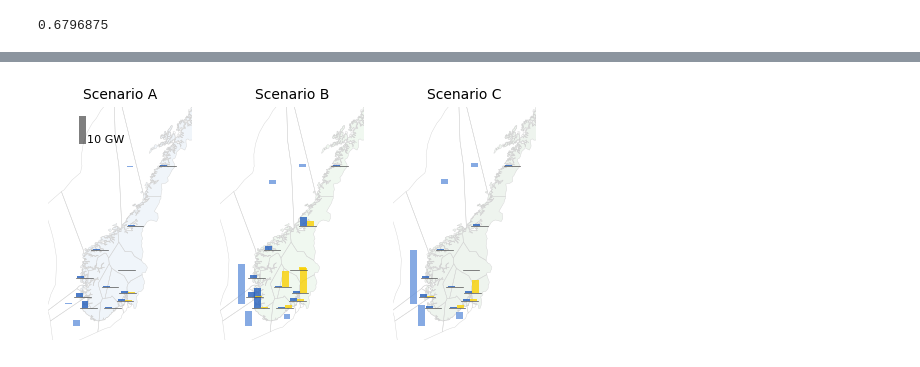
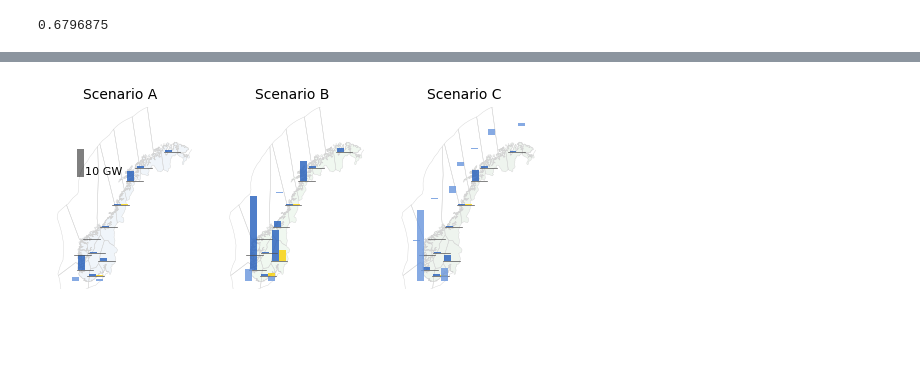
Before and after one commit to koen-vg/pypsa-eur, a Jupyter notebook: notebooks/analysis.ipynb, the cells around one changed output, grey strips where cells are left out. Drawn from its saved outputs; the diff is of its cells as text; code cells hidden in the pictures; blank space fills up the shorter version.

```diff
--- a/notebooks/analysis.ipynb
+++ b/notebooks/analysis.ipynb
@@ -407,7 +483,7 @@ sns.violinplot(
     # alpha=0.1,
     ax=ax,
 )
-ax.set_ylim(0, 6.5)
+ax.set_ylim(0, 9)
 
 ax.set_ylabel("H2 cost (Norway) [EUR / kg]")
 ax.set_xlabel("")
@@ -430,5 +506,6 @@ ax.spines["left"].set_visible(False)
 # Give x tick labels prettier names
 ax.set_xticklabels(["Scenario A", "Scenario B", "Scenario C"])
 
-fig.savefig("figures/H2_cost.png", bbox_inches="tight", dpi=300)
+if save_figs:
+    fig.savefig("figures/H2_cost.png", bbox_inches="tight", dpi=300)
 # %% [output]
@@ -457,7 +534,7 @@ def assign_location(n):
             c.df.loc[names, "location"] = names.str[:i]
 # %%
 proj = ccrs.LambertConformal(central_longitude=15, central_latitude=65)
-boundaries = [-6, 25, 50, 71]
+boundaries = [-6, 30, 50, 71]
 
 # Cartopy map of Norway, projection centered on Norway
 fig, axs = plt.subplots(
@@ -536,6 +613,7 @@ for ax, config in zip(axs.flatten(), configs):
 
     ax.set_title(f"Scenario {config[-1]}", fontsize=10)
 
-plt.savefig("figures/map.png", bbox_inches="tight", dpi=300)
-plt.savefig("figures/map.pdf", bbox_inches="tight")
+if save_figs:
+    plt.savefig("figures/map.png", bbox_inches="tight", dpi=300)
+    plt.savefig("figures/map.pdf", bbox_inches="tight")
 # %% [output]
@@ -566,12 +644,13 @@ for ax, config in zip(axs.flatten(), configs):
     )
 
     # Load regions of network as geojson
-    regions = gpd.read_file(f"../resources/{config}/regions_onshore_elec_s_20.geojson")
+    s = config_dicts[config]["scenario"]["simpl"][0]
+    c = config_dicts[config]["scenario"]["clusters"][0]
+    regions = gpd.read_file(f"../resources/{config}/regions_onshore_elec_s{s}_{c}.geojson")
 
-    # Find mean electricity price in each region, across all nets
     elec_prices = [
         n.snapshot_weightings.objective
-        @ n.buses_t.marginal_price[regions["name"]]
+        @ n.buses_t.marginal_price[regions.name].values
         / 8760
         for n in nets[config].values()
     ]
@@ -610,7 +689,9 @@ cb = mpl.colorbar.ColorbarBase(
     label="Electricity price [EUR / MWh]",
 )
 
-plt.savefig("figures/map_costs.png", bbox_inches="tight", dpi=300)
+if save_figs:
+    plt.savefig("figures/map_costs.png", bbox_inches="tight", dpi=300)
+
 fig.tight_layout()
 plt.show()
 # %% [output]
@@ -650,9 +806,9 @@ for config in configs:
     df = pd.concat([onwind, solar], axis=1)
     onshore_caps[config] = df.loc[df.index.str.contains("NO")]
 
-    offshore_regions = gpd.read_file(
-        f"../resources/{config}/regions_offshore_elec_s_20.geojson"
-    )
+    s = config_dicts[config]["scenario"]["simpl"][0]
+    c = config_dicts[config]["scenario"]["clusters"][0]
+    offshore_regions = gpd.read_file(f"../resources/{config}/regions_offshore_elec_s{s}_{c}.geojson")
     offshore_regions.set_index("name", inplace=True)
     offshore_caps[config] = [
         np.mean(
@@ -684,7 +840,7 @@ fig, axs = plt.subplots(
         "projection": ccrs.LambertConformal(central_longitude=15, central_latitude=65)
     },
 )
-boundaries = [2, 18, 57, 70]
+boundaries = [0, 27, 57, 74]
 for ax, config in zip(axs.flatten(), configs):
     ax.set_extent(boundaries, crs=ccrs.PlateCarree())
 
@@ -753,9 +909,9 @@ for ax, config in zip(axs.flatten(), configs):
                 )
             )
 
-    offshore_regions = gpd.read_file(
-        f"../resources/{config}/regions_offshore_elec_s_20.geojson"
-    )
+    s = config_dicts[config]["scenario"]["simpl"][0]
+    c = config_dicts[config]["scenario"]["clusters"][0]
+    offshore_regions = gpd.read_file(f"../resources/{config}/regions_offshore_elec_s{s}_{c}.geojson")
     offshore_regions.set_index("name", inplace=True)
     proj4 = proj.proj4_init
     offshore_regions = offshore_regions.to_crs(proj4)
@@ -795,9 +951,7 @@ for ax, config in zip(axs.flatten(), configs):
             )
         )
 
-    onshore_regions = gpd.read_file(
-        f"../resources/{config}/regions_onshore_elec_s_20.geojson"
-    )
+    onshore_regions = gpd.read_file(f"../resources/{config}/regions_onshore_elec_s{s}_{c}.geojson")
     onshore_regions.set_index("name", inplace=True)
     onshore_regions = onshore_regions.to_crs(proj4)
 
@@ -813,35 +967,36 @@ for ax, config in zip(axs.flatten(), configs):
         zorder=1,
     )
 
     ax.set_title(f"Scenario {config[-1]}", fontsize=10)
 
     # Remove all spines
     for spine in ax.spines.values():
         spine.set_visible(False)
 
 axs[0].add_patch(
     mpl.patches.Rectangle(
         xy=proj.transform_point(2.5, 68, ccrs.PlateCarree()),
         width=bar_width * pt,
         height=(10000 / MW_per_pt) * pt,
         facecolor="black",
         zorder=10,
         alpha=0.5,
     )
 )
 axs[0].annotate(
     xy=(2.5, 68), #proj.transform_point(2.5, 68, ccrs.PlateCarree()),
     xycoords=ccrs.PlateCarree(),
     textcoords="offset points",
     xytext=(bar_width + 1, 1),
     text="10 GW",
     fontsize=8,
 )
 
-plt.savefig("figures/map_wind.png", bbox_inches="tight", dpi=300)
+if save_figs:
+    plt.savefig("figures/map_wind.png", bbox_inches="tight", dpi=300)
 plt.show()
 # %% [output]
-[figure, old version]
+[figure, new version]
 # %%
 # Use salib to analyse sensitivity of H2 cost to input parameters
 stats["H2 cost total"] = stats["H2 cost"] + stats["offwind_subsidy_per_H2"]
```
Also changed, not shown: parts of 24 cells of this notebook.
